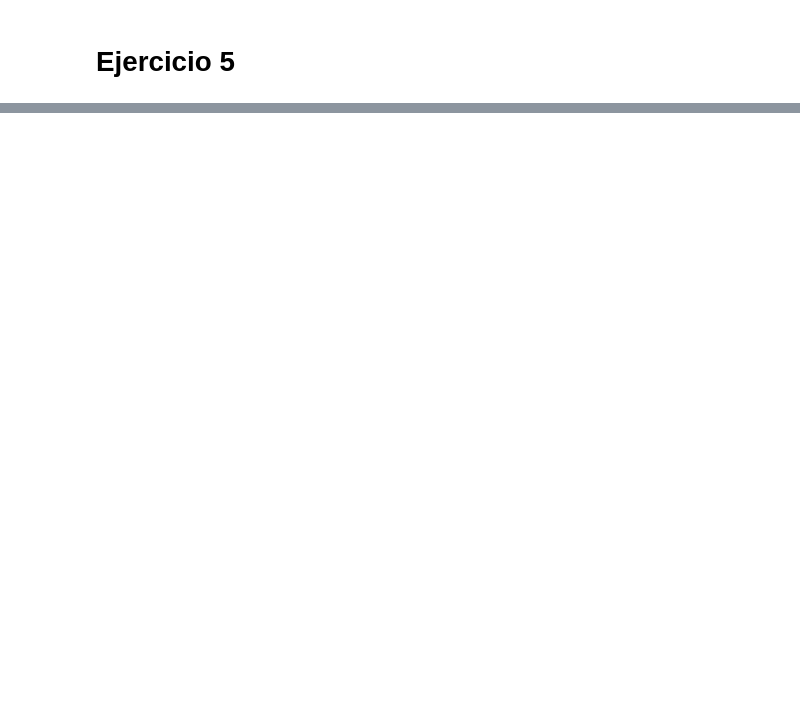
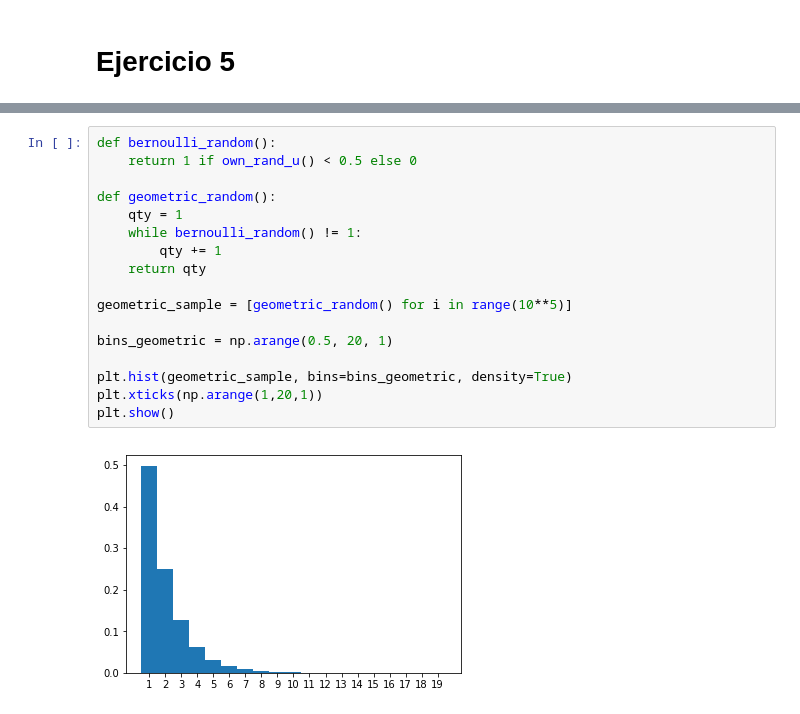
Before and after one commit to gonzalpetraglia/tp1-simu, a Jupyter notebook: TP1.ipynb, the cells around one changed output, grey strips where cells are left out. Cells and saved outputs as stored; diff of their text form; blank space fills up the shorter version.

```diff
--- a/TP1.ipynb
+++ b/TP1.ipynb
@@ -140,0 +141,19 @@ reduce??
+# %%
+def bernoulli_random():
+    return 1 if own_rand_u() < 0.5 else 0
+
+def geometric_random():
+    qty = 1
+    while bernoulli_random() != 1:
+        qty += 1
+    return qty
+
+geometric_sample = [geometric_random() for i in range(10**5)]
+
+bins_geometric = np.arange(0.5, 20, 1)
+
+plt.hist(geometric_sample, bins=bins_geometric, density=True)
+plt.xticks(np.arange(1,20,1))
+plt.show()
+# %% [output]
+[figure, added]
```
Also changed, not shown: parts of 9 cells of this notebook.
